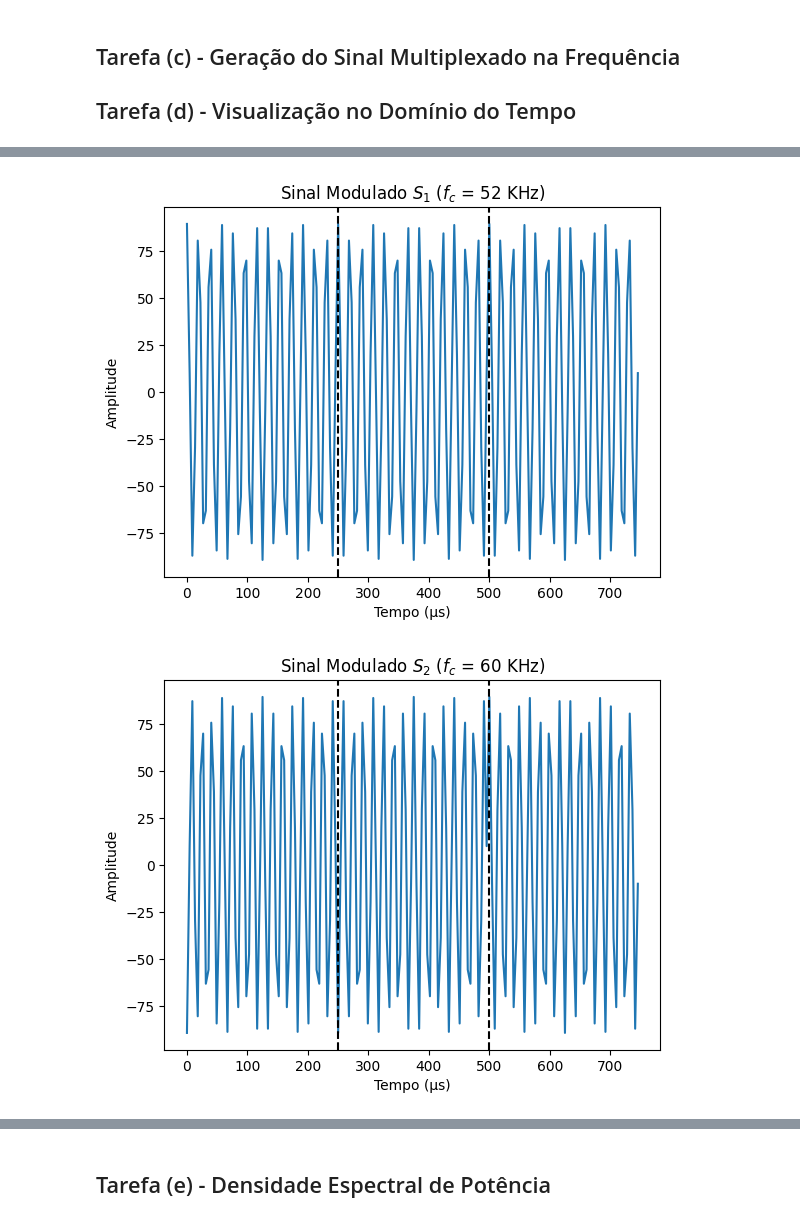
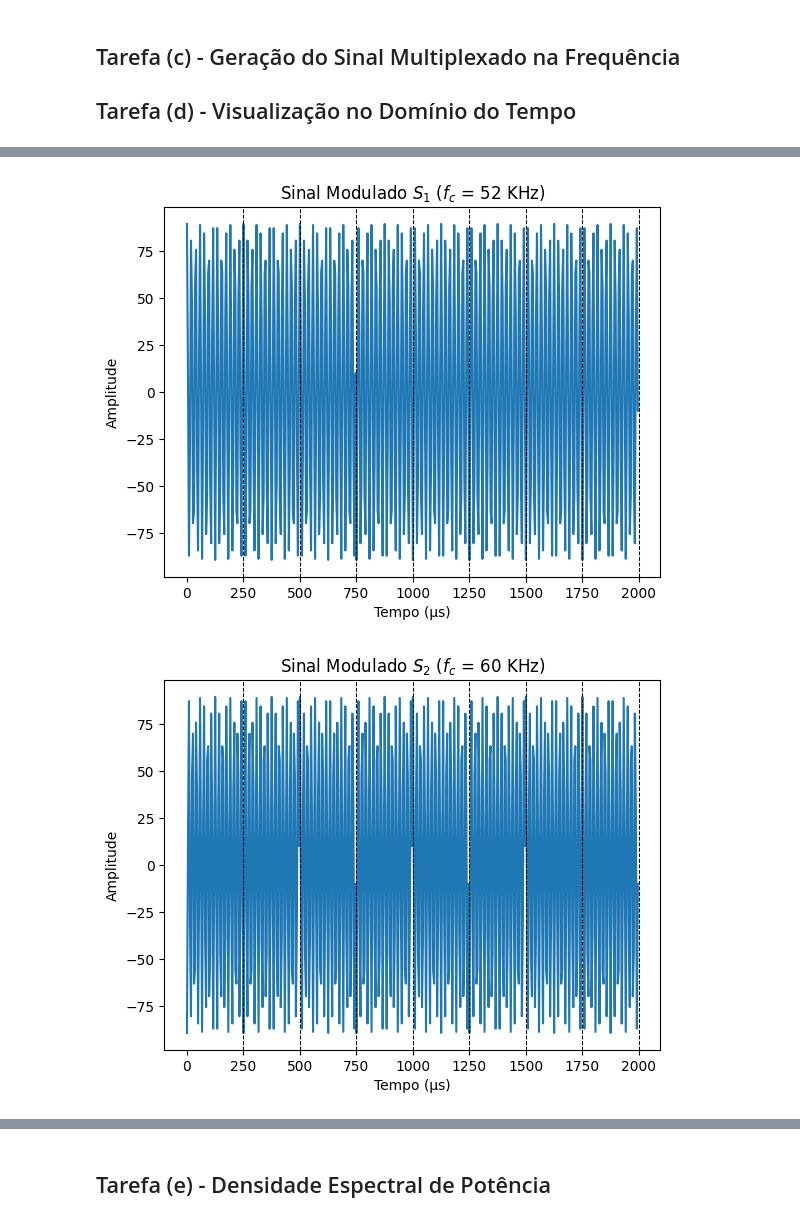
Before and after one commit to vini-fda/EET51_Lab4, a Jupyter notebook: lab4.ipynb, the cells around one changed output, grey strips where cells are left out. Drawn from its saved outputs; the diff is of its cells as text; code cells hidden in the pictures.

```diff
--- a/lab4.ipynb
+++ b/lab4.ipynb
@@ -16,3 +16,17 @@ S_0:[0 1 1]
 S_1:[1 1 1]
 S_2:[0 0 1]
 S_3:[1 1 0]
+# %%
+import matplotlib.pyplot as plt
+
+fig, axs = plt.subplots(len(bit_sequences), 1, figsize=(10, 8))
+
+for i, sequence in enumerate(bit_sequences):
+    axs[i].plot(sequence)
+    axs[i].set_ylabel('Bit value')
+    axs[i].set_title(f'Sinal gerado $S_{i}$')
+    axs[i].set_xlim(0, 500)
+
+plt.xlabel('Amostra')
+plt.tight_layout()
+plt.show()
@@ -69,16 +83,16 @@ for i, (signal, fc) in enumerate(zip(modulated_signals, fc_values)):
     multiplexed_fdm_signal += modulated_signal
 
     # Plot do sinal modulado individualmente
-    plt.plot(1e6 * t[:int(3*Fa*Ts)], modulated_signal[:int(3*Fa*Ts)])
-    plt.axvline(Ts * 1e6, color='k', linestyle='--')
-    plt.axvline(2 * Ts * 1e6, color='k', linestyle='--')
+    plt.plot(1e6 * t[:int(8*Fa*Ts)], modulated_signal[:int(8*Fa*Ts)])
+    for k in range(1, 9):
+        plt.axvline(k * Ts * 1e6, color='k', linestyle='--', linewidth=0.75)
     plt.xlabel('Tempo (μs)')
     plt.ylabel('Amplitude')
     plt.title(f'Sinal Modulado $S_{i}$ ($f_c$ = {int(fc/1e3)} KHz)')
     plt.show()
 
 # Plot do sinal multiplexado FDM
-plt.plot(1e6 * t[:int(3*Fa*Ts)], multiplexed_fdm_signal[:int(3*Fa*Ts)])
+plt.plot(1e6 * t[:int(8*Fa*Ts)], multiplexed_fdm_signal[:int(8*Fa*Ts)])
 plt.xlabel('Tempo (μs)')
 plt.ylabel('Amplitude')
 plt.title('Sinal FDM Multiplexado')
@@ -88,2 +102,2 @@ plt.show()
-[figure, old version]
+[figure, new version]
-[figure, old version]
+[figure, new version]
```
Also changed, not shown: parts of 14 cells of this notebook.
